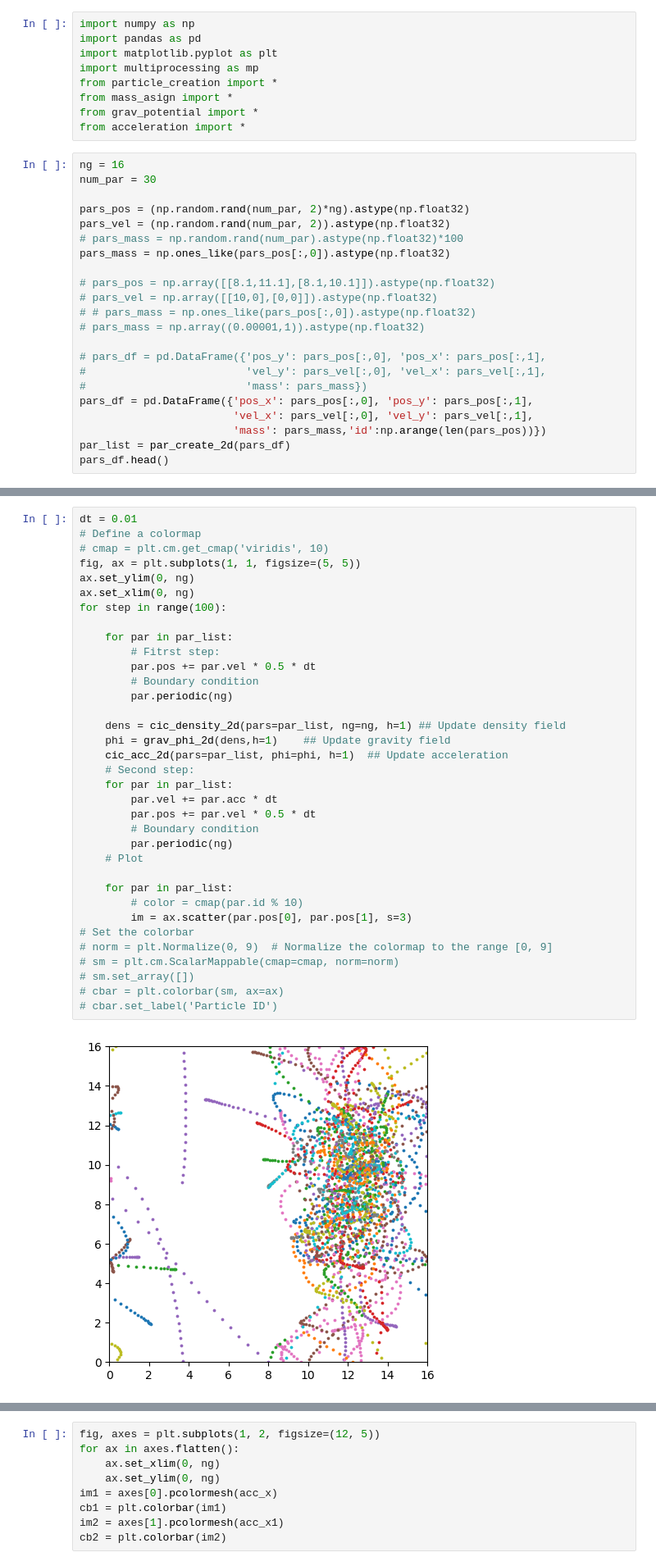
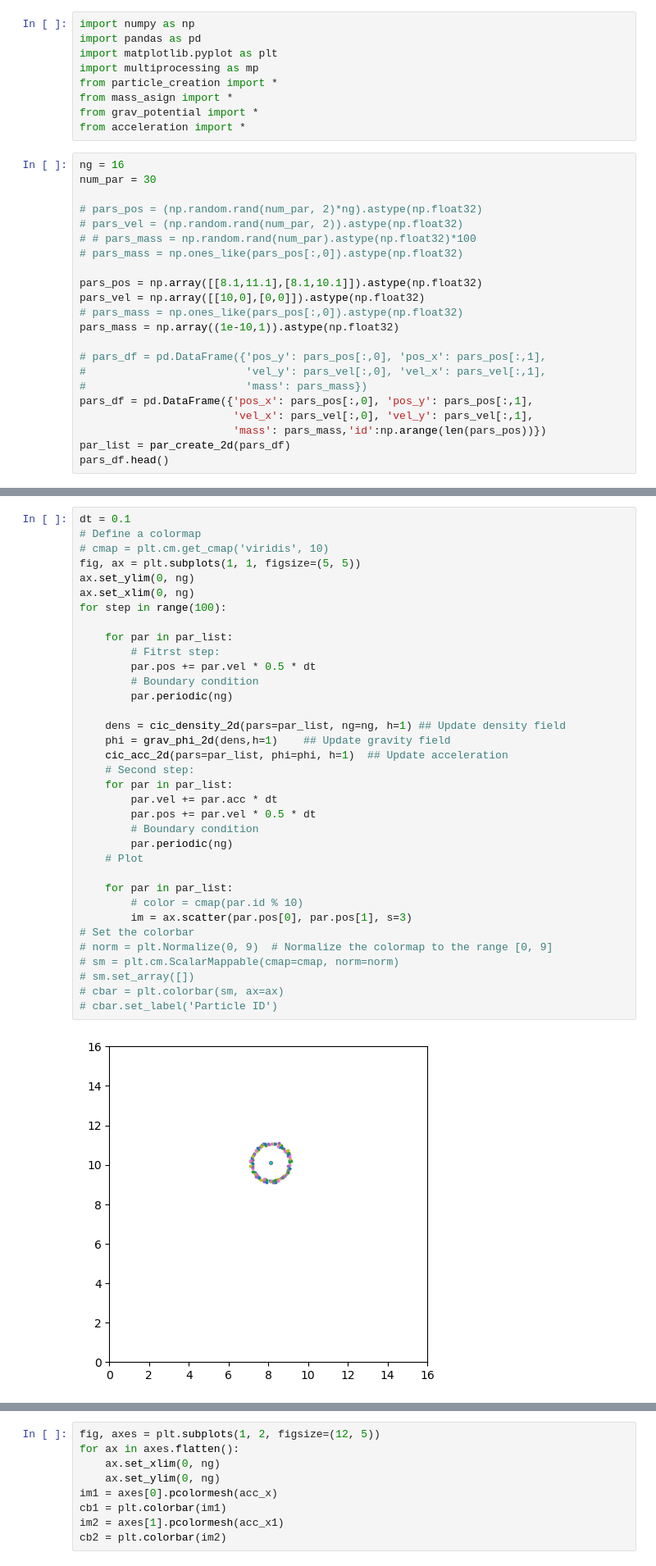
Before and after one commit to Abrygzy/nbodpy, a Jupyter notebook: nbodpy/test_2d.ipynb, the cells around one changed output, grey strips where cells are left out. Shown: that part at 82% size. Drawn from its saved outputs; the diff is of its cells as text.

```diff
--- a/nbodpy/test_2d.ipynb
+++ b/nbodpy/test_2d.ipynb
@@ -11,15 +11,15 @@ from acceleration import *
 ng = 16
 num_par = 30
 
-pars_pos = (np.random.rand(num_par, 2)*ng).astype(np.float32)
-pars_vel = (np.random.rand(num_par, 2)).astype(np.float32)
-# pars_mass = np.random.rand(num_par).astype(np.float32)*100
-pars_mass = np.ones_like(pars_pos[:,0]).astype(np.float32)
+# pars_pos = (np.random.rand(num_par, 2)*ng).astype(np.float32)
+# pars_vel = (np.random.rand(num_par, 2)).astype(np.float32)
+# # pars_mass = np.random.rand(num_par).astype(np.float32)*100
+# pars_mass = np.ones_like(pars_pos[:,0]).astype(np.float32)
 
-# pars_pos = np.array([[8.1,11.1],[8.1,10.1]]).astype(np.float32)
-# pars_vel = np.array([[10,0],[0,0]]).astype(np.float32)
-# # pars_mass = np.ones_like(pars_pos[:,0]).astype(np.float32)
-# pars_mass = np.array((0.00001,1)).astype(np.float32)
+pars_pos = np.array([[8.1,11.1],[8.1,10.1]]).astype(np.float32)
+pars_vel = np.array([[10,0],[0,0]]).astype(np.float32)
+# pars_mass = np.ones_like(pars_pos[:,0]).astype(np.float32)
+pars_mass = np.array((1e-10,1)).astype(np.float32)
 
 # pars_df = pd.DataFrame({'pos_y': pars_pos[:,0], 'pos_x': pars_pos[:,1],
 #                         'vel_y': pars_vel[:,0], 'vel_x': pars_vel[:,1],
@@ -32,5 +36,5 @@ pars_df.head()
 # %%
-dt = 0.01
+dt = 0.1
 # Define a colormap
 # cmap = plt.cm.get_cmap('viridis', 10)
 fig, ax = plt.subplots(1, 1, figsize=(5, 5))
@@ -38,31 +42,31 @@ ax.set_ylim(0, ng)
 ax.set_xlim(0, ng)
 for step in range(100):
 
     for par in par_list:
         # Fitrst step:
         par.pos += par.vel * 0.5 * dt
         # Boundary condition
         par.periodic(ng)
 
     dens = cic_density_2d(pars=par_list, ng=ng, h=1) ## Update density field
     phi = grav_phi_2d(dens,h=1)    ## Update gravity field
     cic_acc_2d(pars=par_list, phi=phi, h=1)  ## Update acceleration
     # Second step:
     for par in par_list:
         par.vel += par.acc * dt
         par.pos += par.vel * 0.5 * dt
         # Boundary condition
         par.periodic(ng)
     # Plot
 
     for par in par_list:
         # color = cmap(par.id % 10)
         im = ax.scatter(par.pos[0], par.pos[1], s=3)
 # Set the colorbar
 # norm = plt.Normalize(0, 9)  # Normalize the colormap to the range [0, 9]
 # sm = plt.cm.ScalarMappable(cmap=cmap, norm=norm)
 # sm.set_array([])
 # cbar = plt.colorbar(sm, ax=ax)
 # cbar.set_label('Particle ID')
 # %% [output]
-[figure, old version]
+[figure, new version]
```
Also changed, not shown: parts of 4 cells of this notebook, 6 other files.
